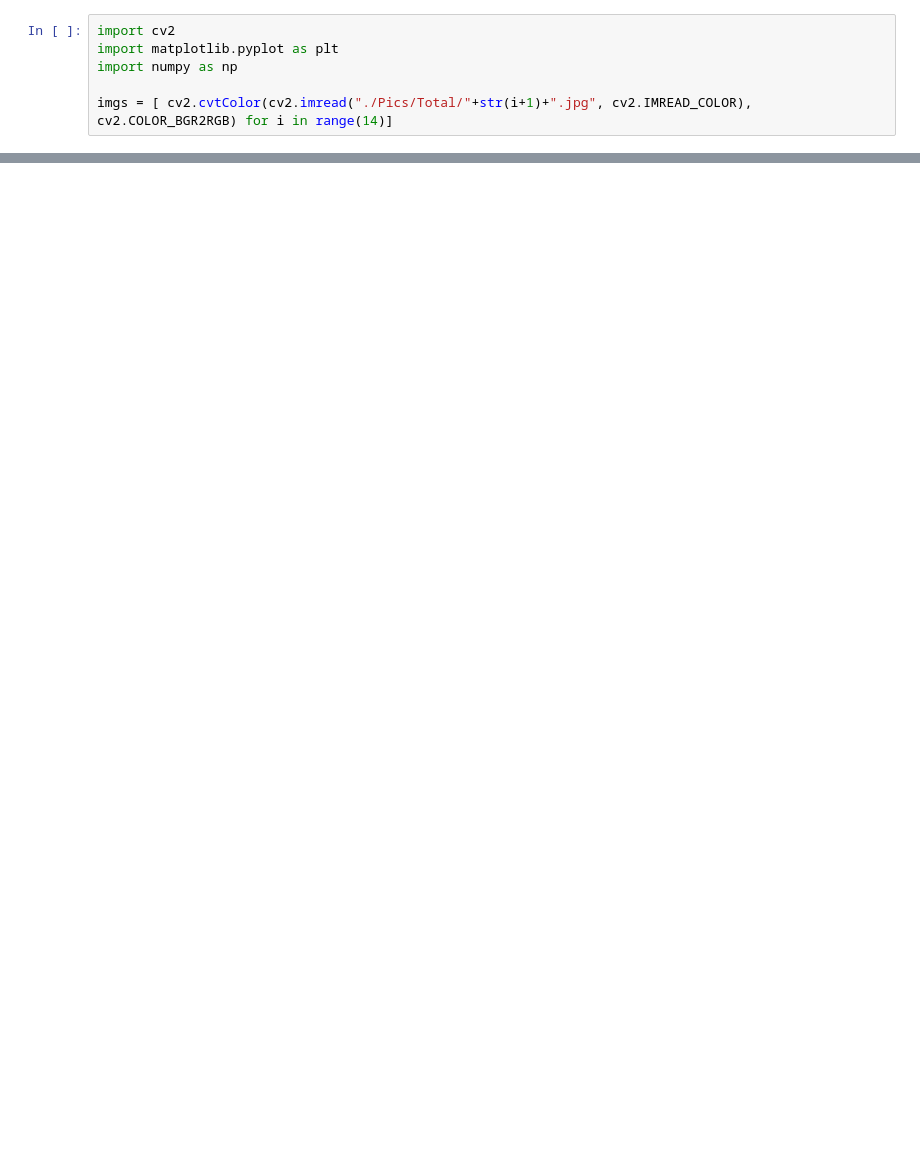
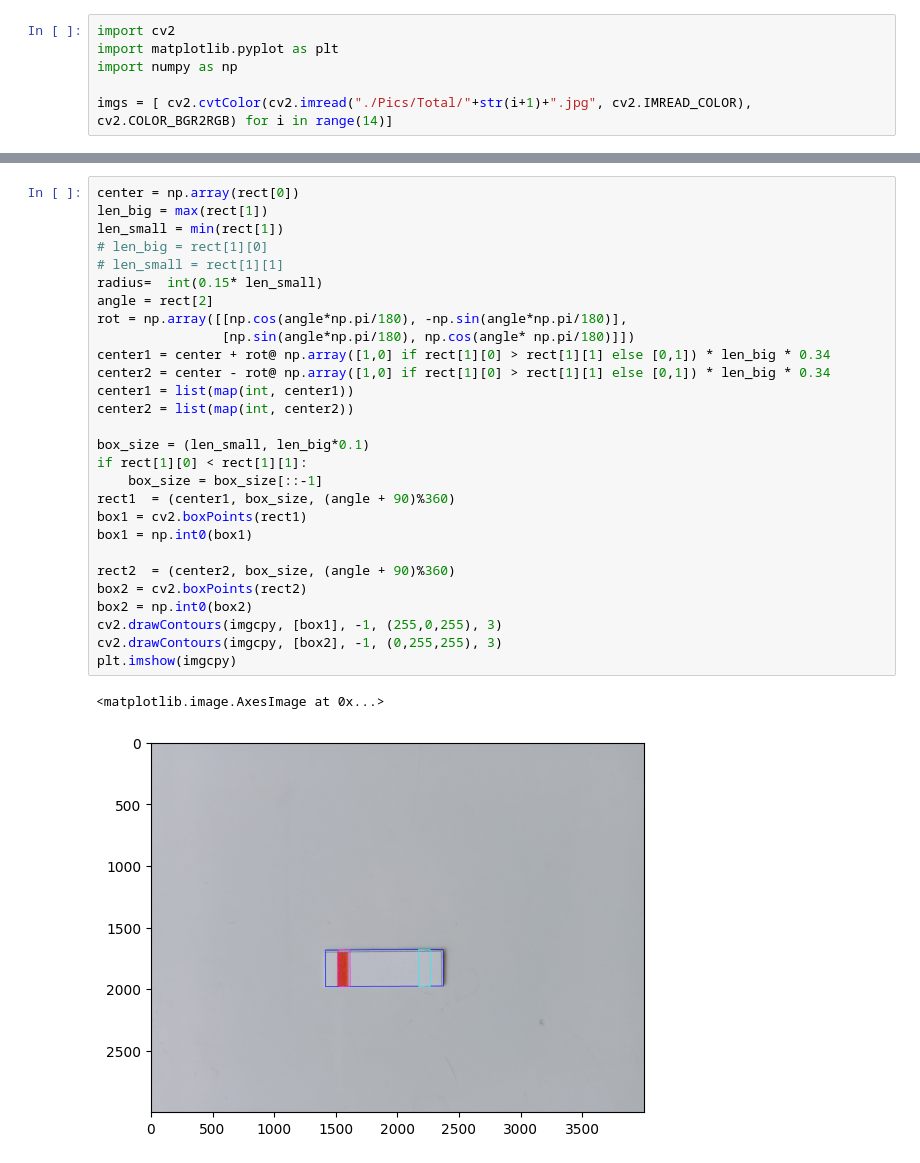
Before and after one commit to MayaankAshok/BioNovus, a Jupyter notebook: code/test.ipynb, the cells around one changed output, grey strips where cells are left out. Cells and saved outputs as stored; diff of their text form; blank space fills up the shorter version.

```diff
--- a/code/test.ipynb
+++ b/code/test.ipynb
@@ -69,0 +35,31 @@ array([[[185, 185, 193],
+# %%
+center = np.array(rect[0])
+len_big = max(rect[1])
+len_small = min(rect[1])
+# len_big = rect[1][0]
+# len_small = rect[1][1]
+radius=  int(0.15* len_small)
+angle = rect[2]
+rot = np.array([[np.cos(angle*np.pi/180), -np.sin(angle*np.pi/180)],
+                [np.sin(angle*np.pi/180), np.cos(angle* np.pi/180)]])
+center1 = center + rot@ np.array([1,0] if rect[1][0] > rect[1][1] else [0,1]) * len_big * 0.34
+center2 = center - rot@ np.array([1,0] if rect[1][0] > rect[1][1] else [0,1]) * len_big * 0.34
+center1 = list(map(int, center1))
+center2 = list(map(int, center2))
+
+box_size = (len_small, len_big*0.1)
+if rect[1][0] < rect[1][1]:
+    box_size = box_size[::-1]
+rect1  = (center1, box_size, (angle + 90)%360)
+box1 = cv2.boxPoints(rect1)
+box1 = np.int0(box1)
+
+rect2  = (center2, box_size, (angle + 90)%360)
+box2 = cv2.boxPoints(rect2)
+box2 = np.int0(box2)
+cv2.drawContours(imgcpy, [box1], -1, (255,0,255), 3)
+cv2.drawContours(imgcpy, [box2], -1, (0,255,255), 3)
+plt.imshow(imgcpy)
+# %% [output]
+<matplotlib.image.AxesImage at 0x...>
+[figure, added]
```
Also changed, not shown: parts of 6 cells of this notebook.
